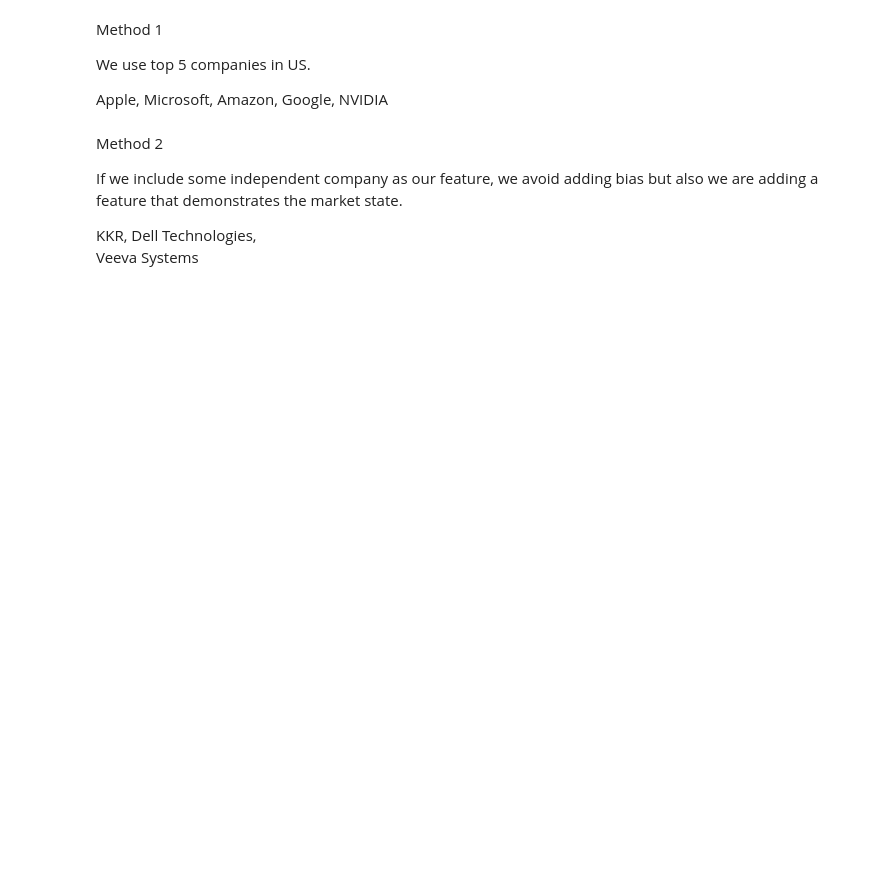
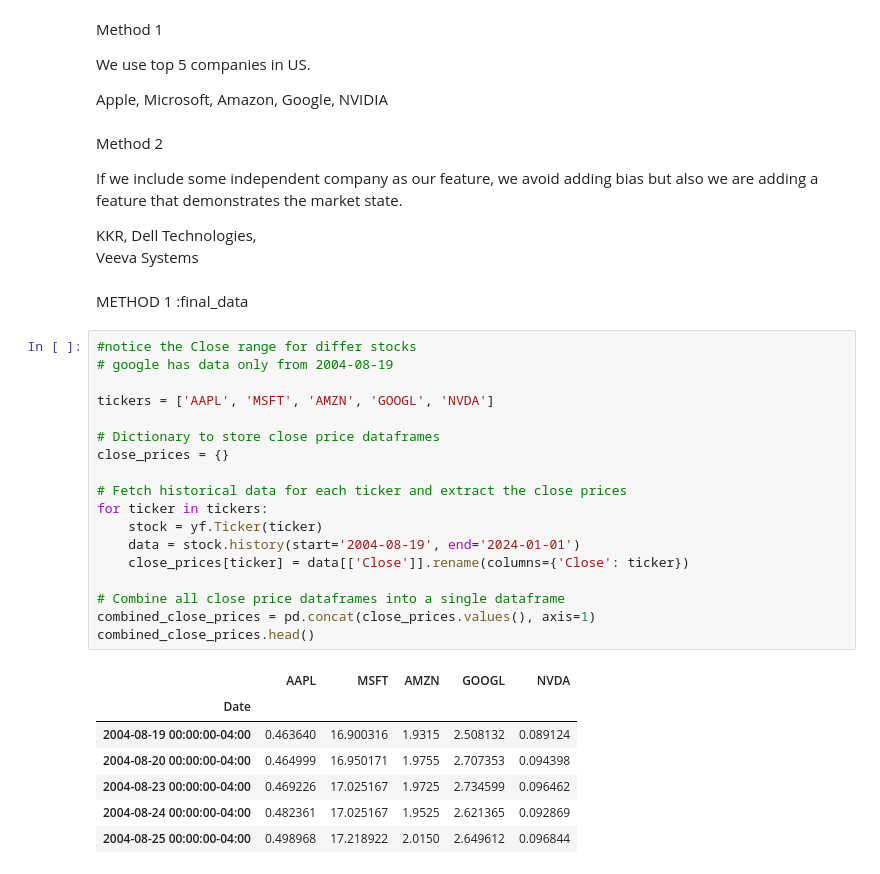
Before and after one commit to ACM40960/project-QianSandeep, a Jupyter notebook: Project/Machine Learning.ipynb, the cells around one changed output. Cells and saved outputs as stored; diff of their text form; blank space fills up the shorter version.

```diff
--- a/Project/Machine Learning.ipynb
+++ b/Project/Machine Learning.ipynb
@@ -79,3 +88,31 @@ If we include some independent company as our feature, we avoid adding bias but
 KKR,
 Dell Technologies,
 Veeva Systems
+# %% [markdown]
+METHOD 1 :final_data
+# %%
+#notice the Close range for differ stocks
+# google has data only from 2004-08-19
+
+tickers = ['AAPL', 'MSFT', 'AMZN', 'GOOGL', 'NVDA']
+
+# Dictionary to store close price dataframes
+close_prices = {}
+
+# Fetch historical data for each ticker and extract the close prices
+for ticker in tickers:
+    stock = yf.Ticker(ticker)
+    data = stock.history(start='2004-08-19', end='2024-01-01')
+    close_prices[ticker] = data[['Close']].rename(columns={'Close': ticker})
+
+# Combine all close price dataframes into a single dataframe
+combined_close_prices = pd.concat(close_prices.values(), axis=1)
+combined_close_prices.head()
+# %% [output]
+|  | AAPL | MSFT | AMZN | GOOGL | NVDA |
+| Date |  |  |  |  |  |
+| 2004-08-19 00:00:00-04:00 | 0.463640 | 16.900316 | 1.9315 | 2.508132 | 0.089124 |
+| 2004-08-20 00:00:00-04:00 | 0.464999 | 16.950171 | 1.9755 | 2.707353 | 0.094398 |
+| 2004-08-23 00:00:00-04:00 | 0.469226 | 17.025167 | 1.9725 | 2.734599 | 0.096462 |
+| 2004-08-24 00:00:00-04:00 | 0.482361 | 17.025167 | 1.9525 | 2.621365 | 0.092869 |
+| 2004-08-25 00:00:00-04:00 | 0.498968 | 17.218922 | 2.0150 | 2.649612 | 0.096844 |
```
Also changed, not shown: parts of 10 cells of this notebook.
